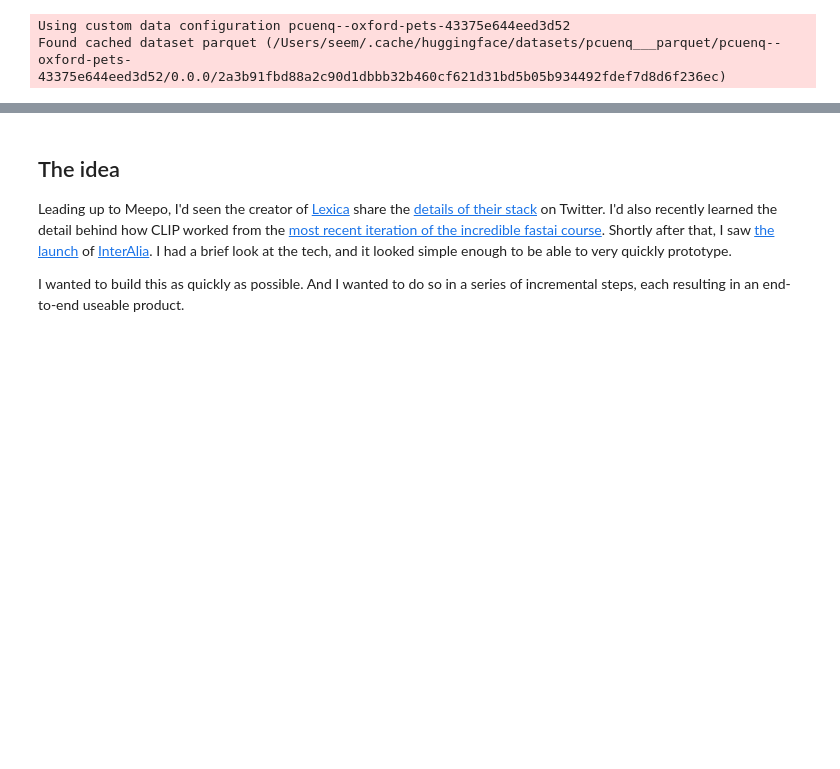
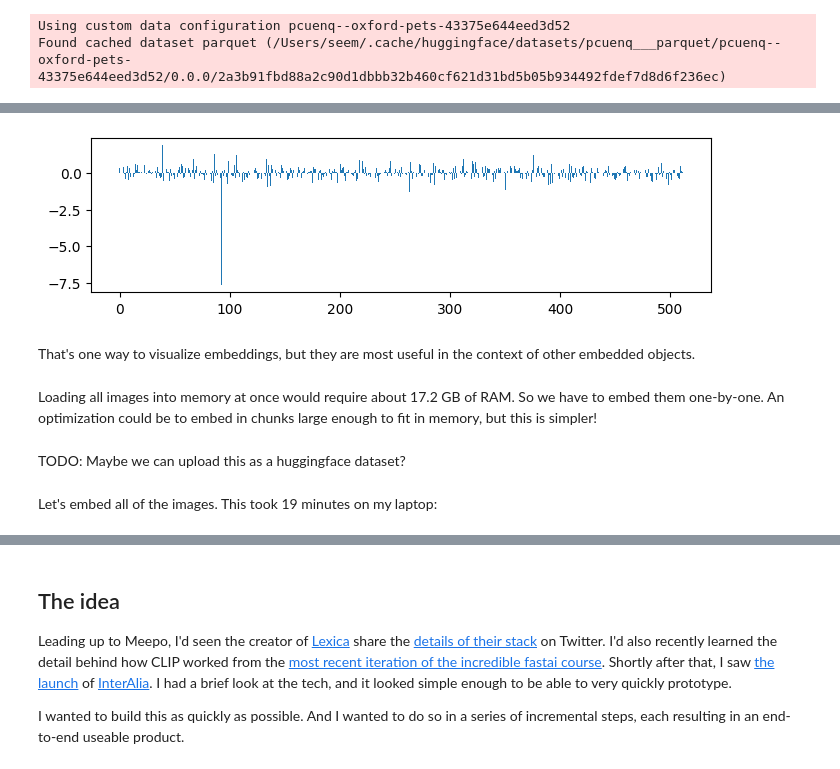
Before and after one commit to seeM/blog, a Jupyter notebook: posts/how-i-built-meepo-a-fashion-search-engine.ipynb, the cells around one changed output, grey strips where cells are left out. Drawn from its saved outputs; the diff is of its cells as text; code cells hidden in the pictures; blank space fills up the shorter version.

```diff
--- a/posts/how-i-built-meepo-a-fashion-search-engine.ipynb
+++ b/posts/how-i-built-meepo-a-fashion-search-engine.ipynb
@@ -93,0 +113,12 @@ ValueError: You have to specify input_ids
+# %%
+plot_bar(embed_image(dog_image))
+# %% [output]
+[figure, added]
+# %% [markdown]
+That's one way to visualize embeddings, but they are most useful in the context of other embedded objects.
+# %% [markdown]
+Loading all images into memory at once would require about 17.2 GB of RAM. So we have to embed them one-by-one. An optimization could be to embed in chunks large enough to fit in memory, but this is simpler!
+# %% [markdown]
+TODO: Maybe we can upload this as a huggingface dataset?
+# %% [markdown]
+Let's embed all of the images. This took 19 minutes on my laptop:
```
Also changed, not shown: parts of 27 cells of this notebook, 1 other file.
